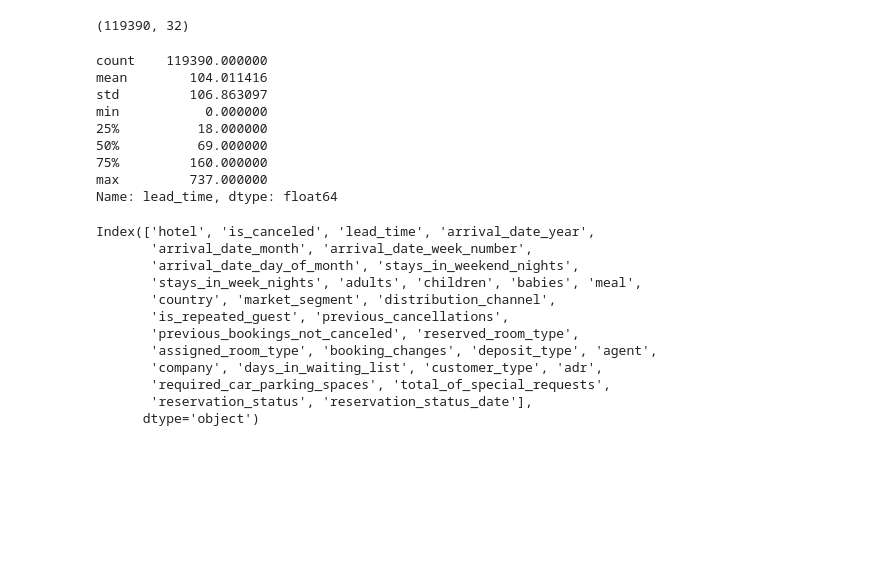
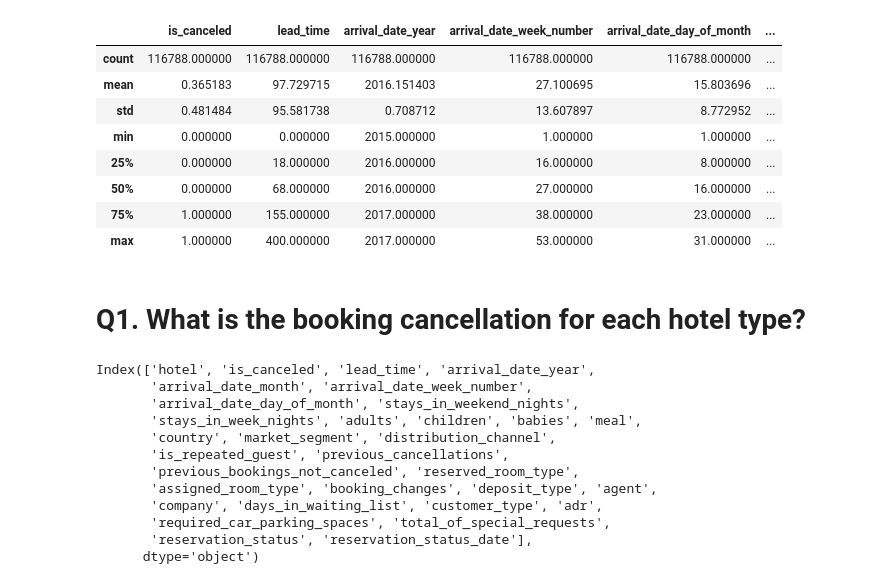
Before and after one commit to soni-vaishnavi/AU_Project, a Jupyter notebook: Project/main.ipynb, the cells around one changed output. Saved outputs shown, nothing was run; the diff lists cells and outputs as text; code cells hidden in the pictures; blank space fills up the shorter version.

```diff
--- a/Project/main.ipynb
+++ b/Project/main.ipynb
@@ -6,21 +6,19 @@ import seaborn as sns
 # %%
 hotel = pd.read_csv('hotel_bookings.csv')
 # %%
-hotel.shape
+hotel.describe()
 # %% [output]
-(119390, 32)
+|  | is_canceled | lead_time | arrival_date_year | arrival_date_week_number | arrival_date_day_of_month | ... |
+| count | 116788.000000 | 116788.000000 | 116788.000000 | 116788.000000 | 116788.000000 | ... |
+| mean | 0.365183 | 97.729715 | 2016.151403 | 27.100695 | 15.803696 | ... |
+| std | 0.481484 | 95.581738 | 0.708712 | 13.607897 | 8.772952 | ... |
+| min | 0.000000 | 0.000000 | 2015.000000 | 1.000000 | 1.000000 | ... |
+| 25% | 0.000000 | 18.000000 | 2016.000000 | 16.000000 | 8.000000 | ... |
+| 50% | 0.000000 | 68.000000 | 2016.000000 | 27.000000 | 16.000000 | ... |
+| 75% | 1.000000 | 155.000000 | 2017.000000 | 38.000000 | 23.000000 | ... |
+| max | 1.000000 | 400.000000 | 2017.000000 | 53.000000 | 31.000000 | ... |
-# %%
-hotel['lead_time'].describe()
-# %% [output]
-count    119390.000000
-mean        104.011416
-std         106.863097
-min           0.000000
-25%          18.000000
-50%          69.000000
-75%         160.000000
-max         737.000000
-Name: lead_time, dtype: float64
+# %% [markdown]
+# Q1. What is the booking cancellation for each hotel type?
 # %%
 hotel.columns
 # %% [output]
```
Also changed, not shown: parts of 27 cells of this notebook, 2 other files.
